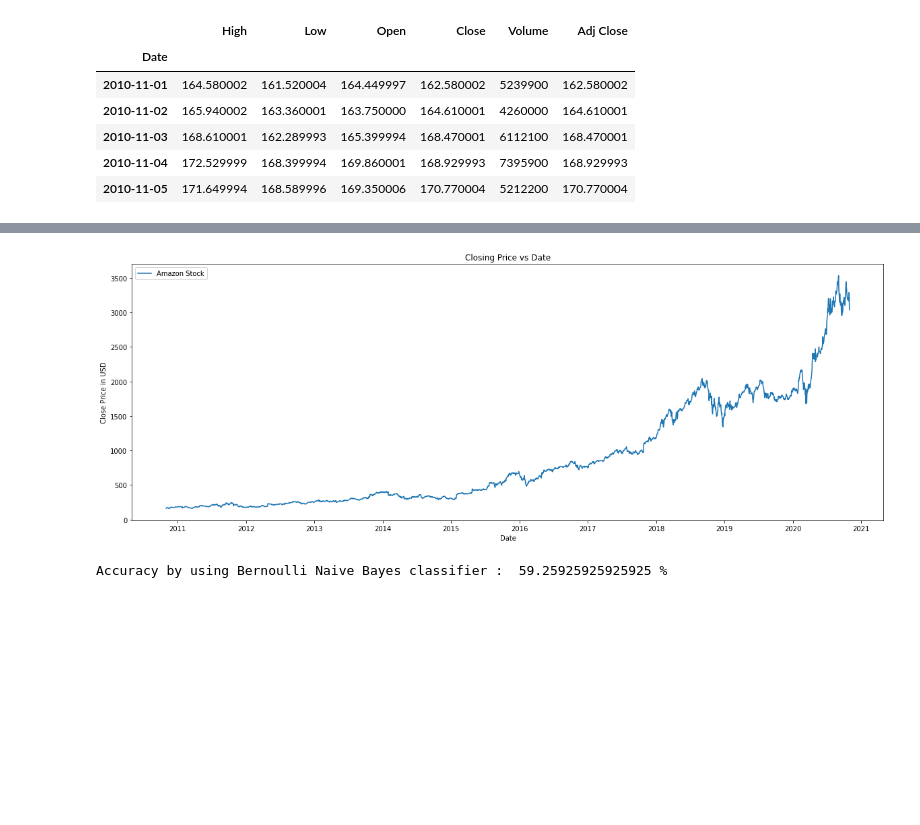
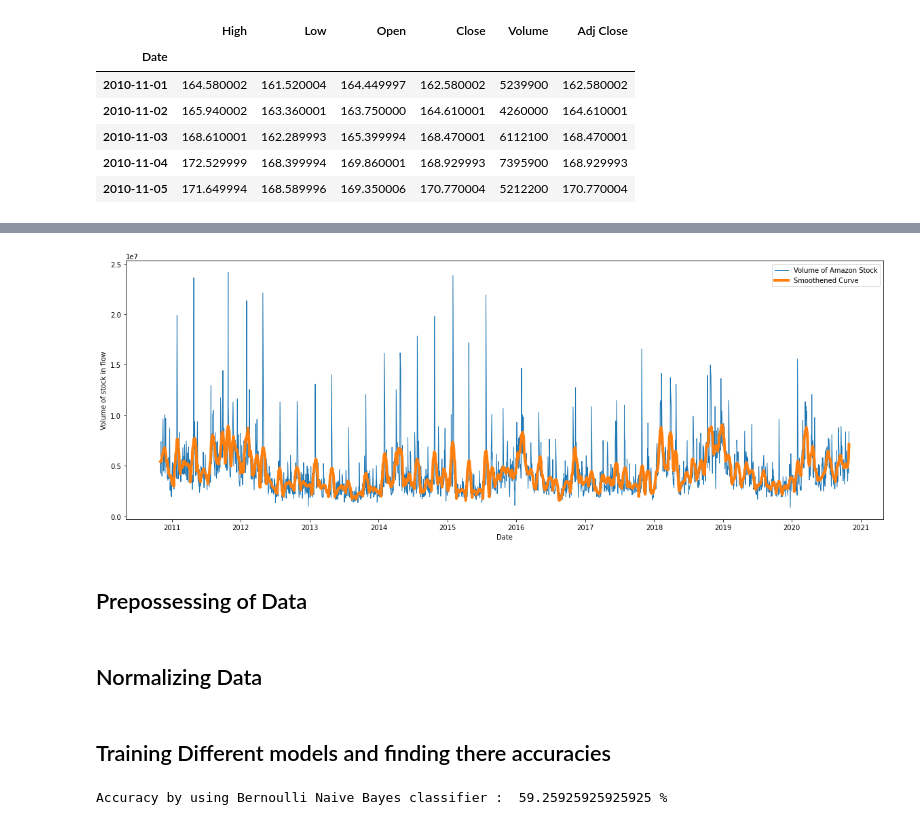
Before and after one commit to Naval-surange/PnRP-Project, a Jupyter notebook: PnRP model.ipynb, the cells around one changed output, grey strips where cells are left out. Drawn from its saved outputs; the diff is of its cells as text; code cells hidden in the pictures; blank space fills up the shorter version.

Commit message:
Added visualization

```diff
--- a/PnRP model.ipynb
+++ b/PnRP model.ipynb
@@ -41,0 +54,28 @@ df.head()
+# %%
+df['Date'] = df.index
+
+fig1 = plt.figure(figsize=(20,7))
+ax1 = fig1.add_subplot(111)
+ax1.plot(df["Date"],df["Open"],label="Open Price")
+ax1.plot(df["Date"],df["Close"],label="Close Price")
+ax1.legend(loc=4)
+
+
+axins1 = zoomed_inset_axes(ax1, zoom = 6, loc=2)
+axins1.plot(df["Date"],df["Open"])
+axins1.plot(df["Date"],df["Close"])
+x1, x2, y1, y2 = datetime.strptime("2018-01-01", "%Y-%m-%d"), datetime.strptime("2018-07-01", "%Y-%m-%d"),1400,1800
+axins1.set_xlim(x1, x2)
+axins1.set_ylim(y1, y2)
+
+axins1.set_xticks([])
+axins1.set_yticks([])
+
+mark_inset(ax1, axins1, loc1=1, loc2=4, fc="none", ec="0.5")
+
+
+ax1.set_xlabel("Date")
+ax1.set_ylabel("Price in USD")
+
+plt.savefig("fig1.png",dpi=500)
+plt.show()
@@ -42,14 +112,17 @@ df.head()
 # %%
 plt.figure(figsize=(20,7))
-plt.plot(df["Close"],label="Amazon Stock")
-plt.title("Closing Price vs Date")
+plt.plot(df["Volume"],label="Volume of Amazon Stock",linewidth=1)
+yhat = savgol_filter(df["Volume"], 25, 3)
+plt.plot(df["Date"],yhat,linewidth=4,label="Smoothened Curve")
 plt.xlabel("Date")
-plt.ylabel("Close Price in USD")
+plt.ylabel("Volume of stock in flow")
 plt.legend()
-plt.savefig("Closing Price vs Date.png",dpi=300)
+plt.savefig("fig3.png",dpi=500)
 plt.show()
 # %% [output]
-[figure, old version]
+[figure, new version]
+# %% [markdown]
+## Prepossessing of Data
 # %%
 # Calculating the difference in closing prices
 df["Diff"] = df.Close.diff()
@@ -67,9 +141,13 @@ df["y"] = df["Diff"].apply(lambda x: 1 if x > 0 else -1).shift(-1)
 df = df.dropna()
+# %% [markdown]
+## Normalizing Data
 # %%
 # converting dataframe to numpy array
 data = df.to_numpy()
 # normalizing data
 data = normalize(data)
+# %% [markdown]
+## Training Different models and finding there accuracies
 # %%
 #saperating normalized features
 X = data[:,:-1]
```
Also changed, not shown: parts of 8 cells of this notebook, 2 other files.
